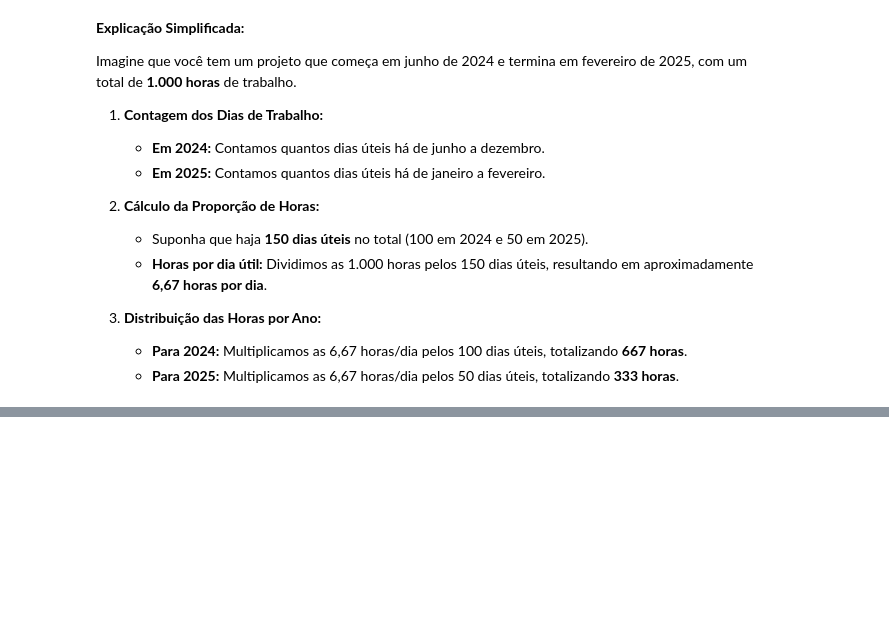
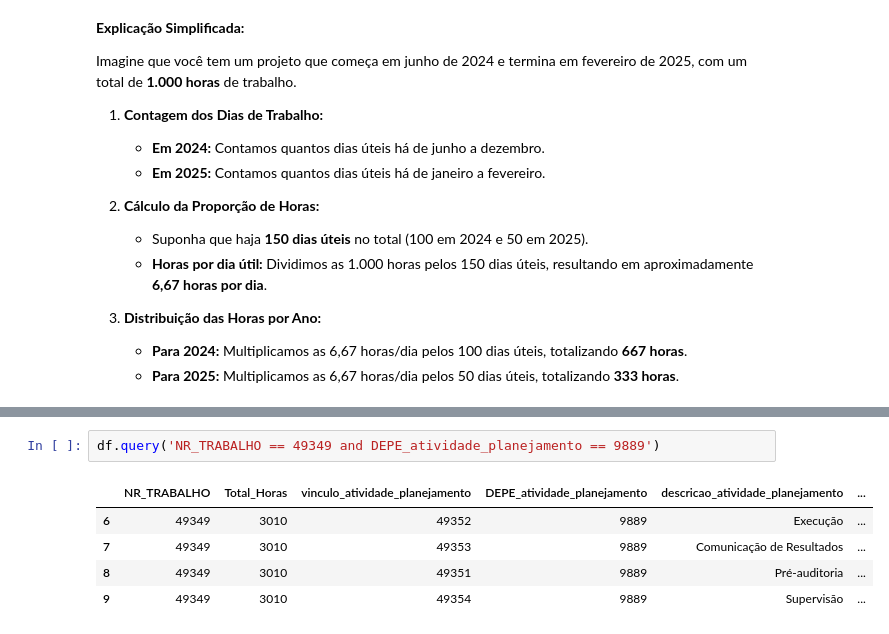
Before and after one commit to alexandreLoureiro/back, a Jupyter notebook: trb_horas.ipynb, the cells around one changed output, grey strips where cells are left out. Cells and saved outputs as stored; diff of their text form; blank space fills up the shorter version.

```diff
--- a/trb_horas.ipynb
+++ b/trb_horas.ipynb
@@ -161,0 +168,8 @@ Imagine que você tem um projeto que começa em junho de 2024 e termina em fever
+# %%
+df.query('NR_TRABALHO == 49349 and DEPE_atividade_planejamento == 9889')
+# %% [output]
+|  | NR_TRABALHO | Total_Horas | vinculo_atividade_planejamento | DEPE_atividade_planejamento | descricao_atividade_planejamento | ... |
+| 6 | 49349 | 3010 | 49352 | 9889 | Execução | ... |
+| 7 | 49349 | 3010 | 49353 | 9889 | Comunicação de Resultados | ... |
+| 8 | 49349 | 3010 | 49351 | 9889 | Pré-auditoria | ... |
+| 9 | 49349 | 3010 | 49354 | 9889 | Supervisão | ... |
```
Also changed, not shown: parts of 10 cells of this notebook.
